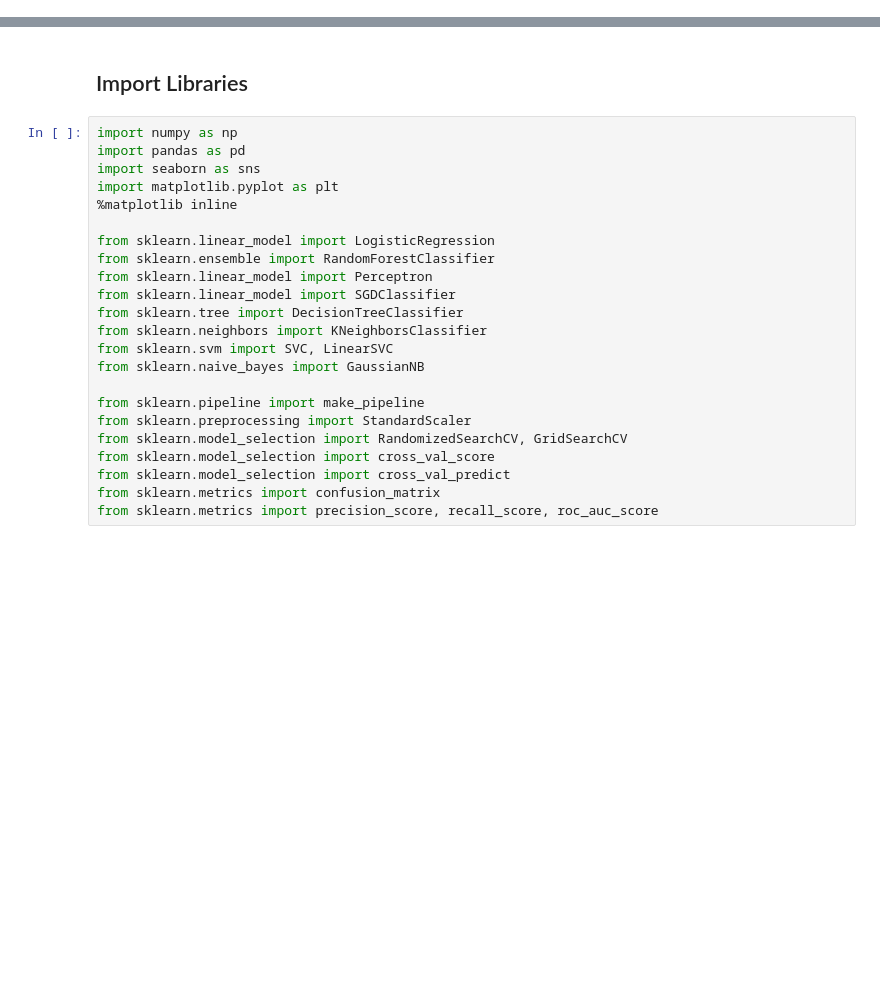
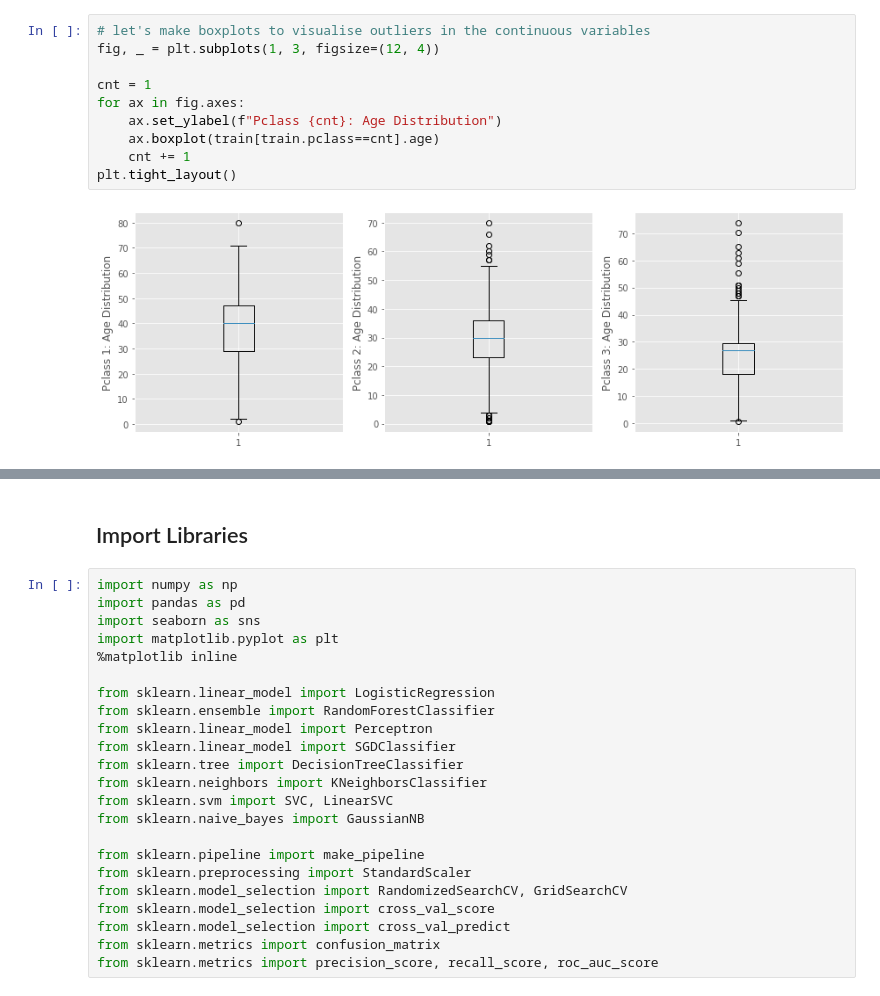
Before and after one commit to do-y-lee/kaggle-titanic-analysis, a Jupyter notebook: Titanic_Predicting_Passenger_Survival.ipynb, the cells around one changed output, grey strips where cells are left out. Drawn from its saved outputs; the diff is of its cells as text; blank space fills up the shorter version.

```diff
--- a/Titanic_Modeling_Analysis.ipynb
+++ b/Titanic_Predicting_Passenger_Survival.ipynb
@@ -0,0 +110,12 @@
+# %%
+# let's make boxplots to visualise outliers in the continuous variables
+fig, _ = plt.subplots(1, 3, figsize=(12, 4))
+
+cnt = 1
+for ax in fig.axes:
+    ax.set_ylabel(f"Pclass {cnt}: Age Distribution")
+    ax.boxplot(train[train.pclass==cnt].age)
+    cnt += 1
+plt.tight_layout()
+# %% [output]
+[figure, added]
```
Also changed, not shown: parts of 18 cells of this notebook, 1 other file.
